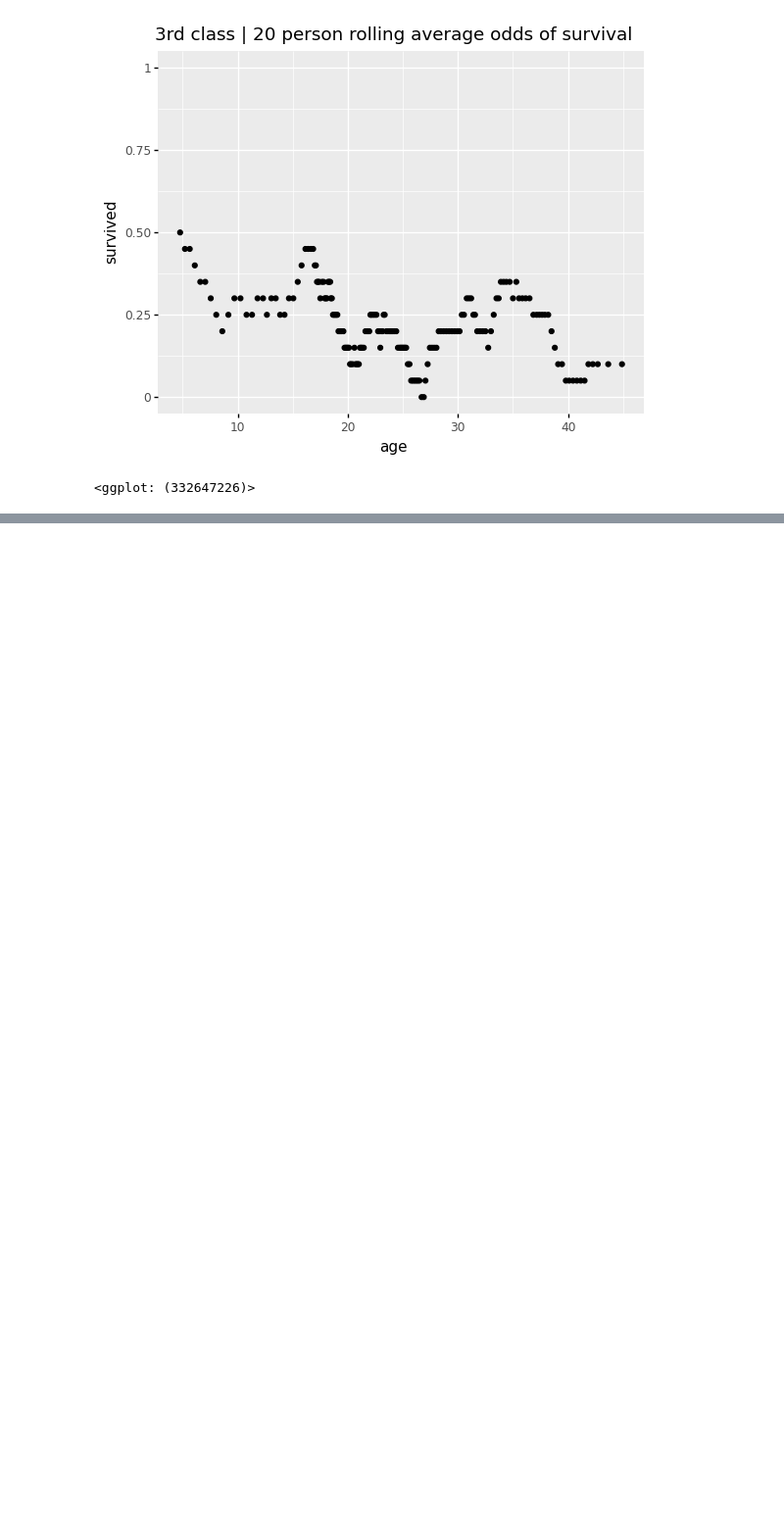
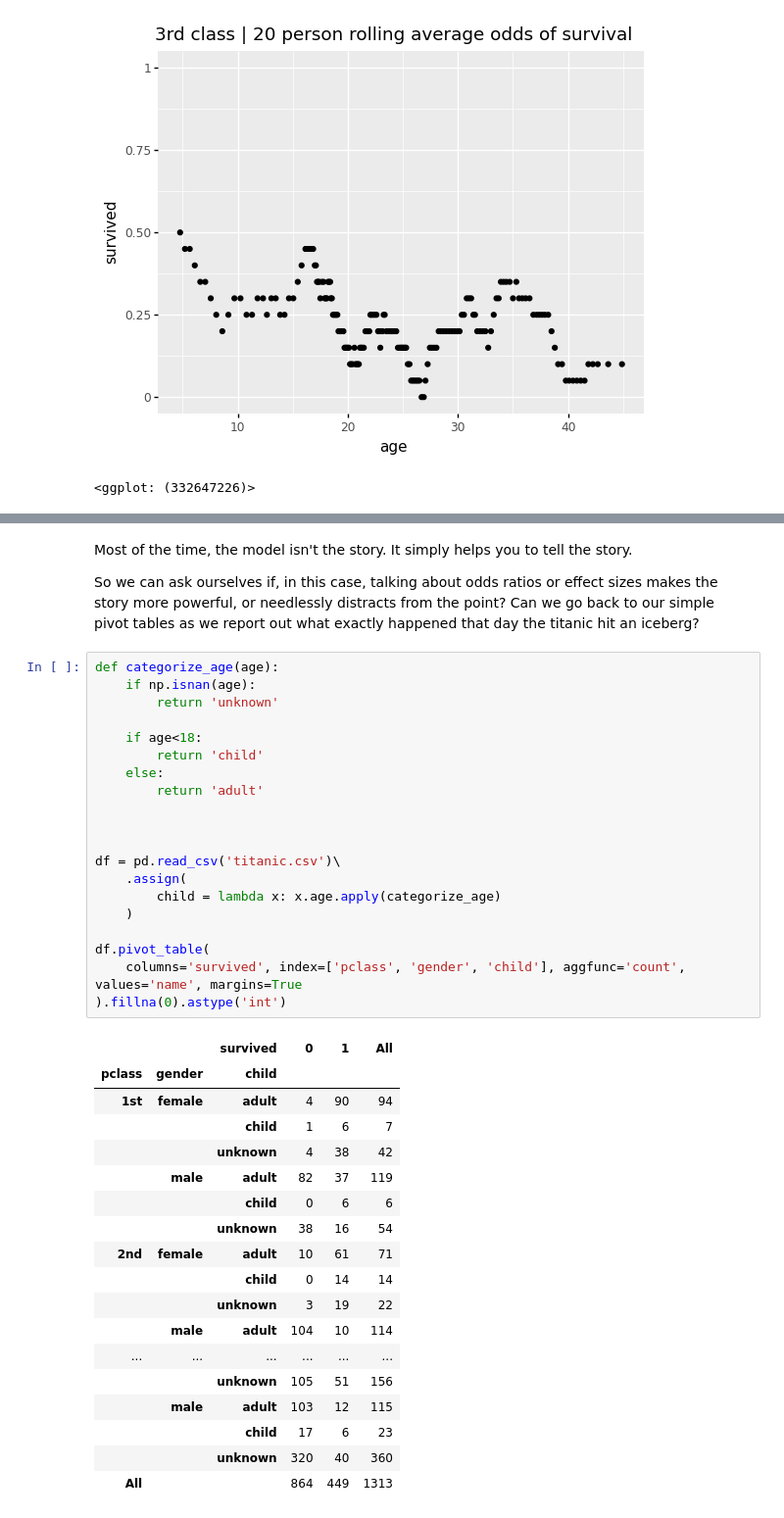
Before and after one commit to yiren54610/logistic-regression, a Jupyter notebook: logistic-regression-titanic-dhrumil.ipynb, the cells around one changed output, grey strips where cells are left out. Shown at 98% size. Cells and saved outputs as stored; diff of their text form; blank space fills up the shorter version.

```diff
--- a/logistic-regression-titanic-dhrumil.ipynb
+++ b/logistic-regression-titanic-dhrumil.ipynb
@@ -486,0 +538,43 @@ ggplot(df[['age', 'survived','pclass']].query('pclass==3').dropna().sort_values(
+# %% [markdown]
+Most of the time, the model isn't the story. It simply helps you to tell the story.
+
+So we can ask ourselves if, in this case, talking about odds ratios or effect sizes makes the story more powerful, or needlessly distracts from the point? Can we go back to our simple pivot tables as we report out what exactly happened that day the titanic hit an iceberg?
+# %%
+def categorize_age(age):
+    if np.isnan(age):
+        return 'unknown'
+
+    if age<18:
+        return 'child'
+    else:
+        return 'adult'
+
+
+
+df = pd.read_csv('titanic.csv')\
+    .assign(
+        child = lambda x: x.age.apply(categorize_age)
+    )
+
+df.pivot_table(
+    columns='survived', index=['pclass', 'gender', 'child'], aggfunc='count', values='name', margins=True
+).fillna(0).astype('int')
+# %% [output]
+|  |  | survived | 0 | 1 | All |
+| pclass | gender | child |  |  |  |
+| 1st | female | adult | 4 | 90 | 94 |
+|  |  | child | 1 | 6 | 7 |
+|  |  | unknown | 4 | 38 | 42 |
+|  | male | adult | 82 | 37 | 119 |
+|  |  | child | 0 | 6 | 6 |
+|  |  | unknown | 38 | 16 | 54 |
+| 2nd | female | adult | 10 | 61 | 71 |
+|  |  | child | 0 | 14 | 14 |
+|  |  | unknown | 3 | 19 | 22 |
+|  | male | adult | 104 | 10 | 114 |
+| ... | ... | ... | ... | ... | ... |
+|  |  | unknown | 105 | 51 | 156 |
+|  | male | adult | 103 | 12 | 115 |
+|  |  | child | 17 | 6 | 23 |
+|  |  | unknown | 320 | 40 | 360 |
+| All |  |  | 864 | 449 | 1313 |
```
Also changed, not shown: parts of 6 cells of this notebook.
